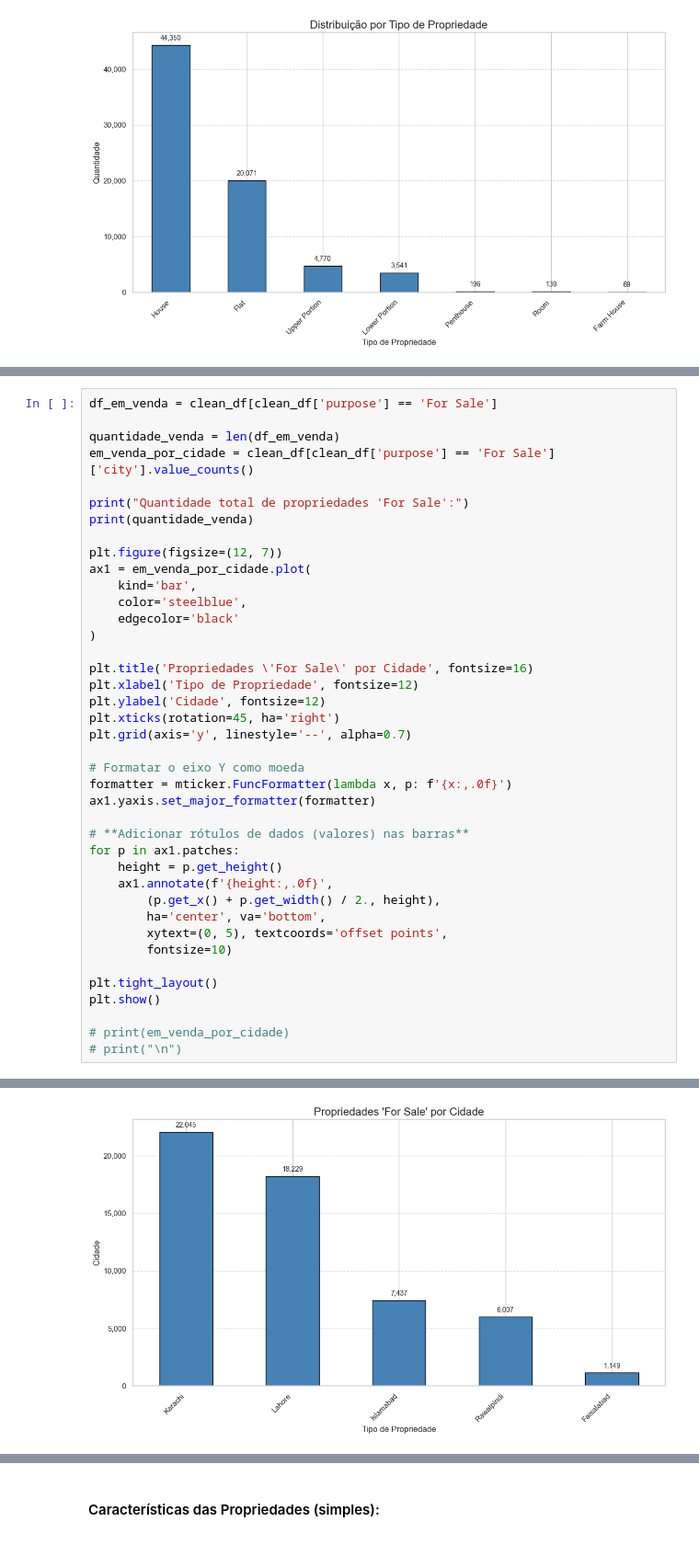
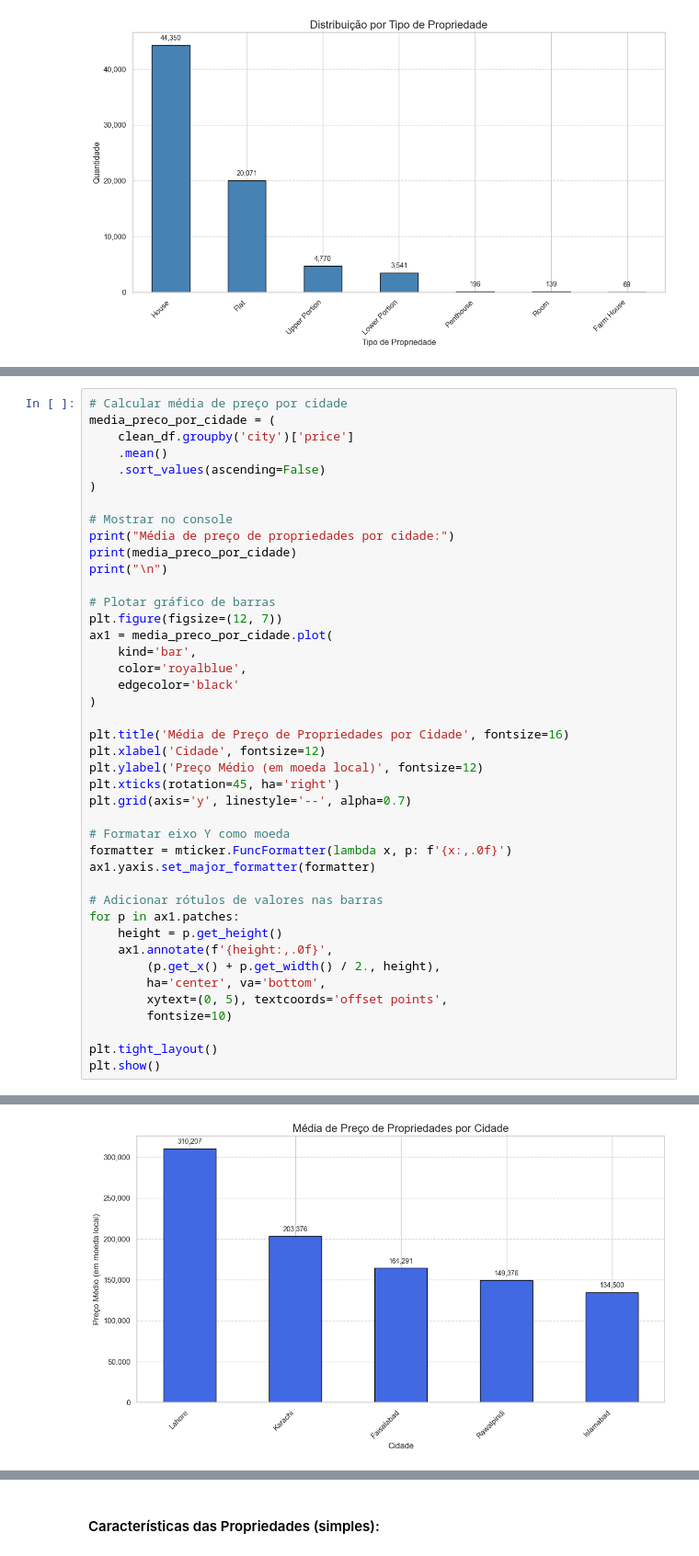
Before and after one commit to lucavillela/pakistan-estate-ml, a Jupyter notebook: main.ipynb, the cells around one changed output, grey strips where cells are left out. Shown: that part at 92% size. Cells and saved outputs as stored; diff of their text form.

```diff
--- a/main.ipynb
+++ b/main.ipynb
@@ -483,30 +479,35 @@ plt.show()
 # %%
-df_em_venda = clean_df[clean_df['purpose'] == 'For Sale']
+# Calcular média de preço por cidade
+media_preco_por_cidade = (
+    clean_df.groupby('city')['price']
+    .mean()
+    .sort_values(ascending=False)
+)
 
-quantidade_venda = len(df_em_venda)
-em_venda_por_cidade = clean_df[clean_df['purpose'] == 'For Sale']['city'].value_counts()
+# Mostrar no console
+print("Média de preço de propriedades por cidade:")
+print(media_preco_por_cidade)
+print("\n")
 
-print("Quantidade total de propriedades 'For Sale':")
-print(quantidade_venda)
-
+# Plotar gráfico de barras
 plt.figure(figsize=(12, 7))
-ax1 = em_venda_por_cidade.plot(
+ax1 = media_preco_por_cidade.plot(
     kind='bar',
-    color='steelblue',
+    color='royalblue',
     edgecolor='black'
 )
 
-plt.title('Propriedades \'For Sale\' por Cidade', fontsize=16)
-plt.xlabel('Tipo de Propriedade', fontsize=12)
-plt.ylabel('Cidade', fontsize=12)
+plt.title('Média de Preço de Propriedades por Cidade', fontsize=16)
+plt.xlabel('Cidade', fontsize=12)
+plt.ylabel('Preço Médio (em moeda local)', fontsize=12)
 plt.xticks(rotation=45, ha='right')
 plt.grid(axis='y', linestyle='--', alpha=0.7)
 
-# Formatar o eixo Y como moeda
+# Formatar eixo Y como moeda
 formatter = mticker.FuncFormatter(lambda x, p: f'{x:,.0f}')
 ax1.yaxis.set_major_formatter(formatter)
 
-# **Adicionar rótulos de dados (valores) nas barras**
+# Adicionar rótulos de valores nas barras
 for p in ax1.patches:
     height = p.get_height()
     ax1.annotate(f'{height:,.0f}',
@@ -517,7 +518,4 @@ for p in ax1.patches:
 
 plt.tight_layout()
 plt.show()
-
-# print(em_venda_por_cidade)
-# print("\n")
 # %% [output]
@@ -526 +530 @@ Quantidade total de propriedades 'For Sale':
-[figure, old version]
+[figure, new version]
```
Also changed, not shown: parts of 13 cells of this notebook, 6 other files.
